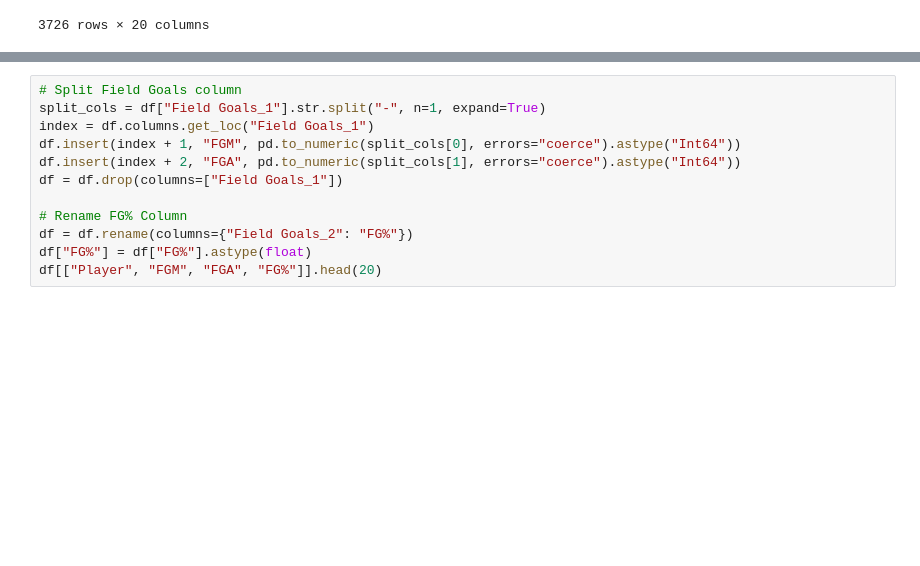
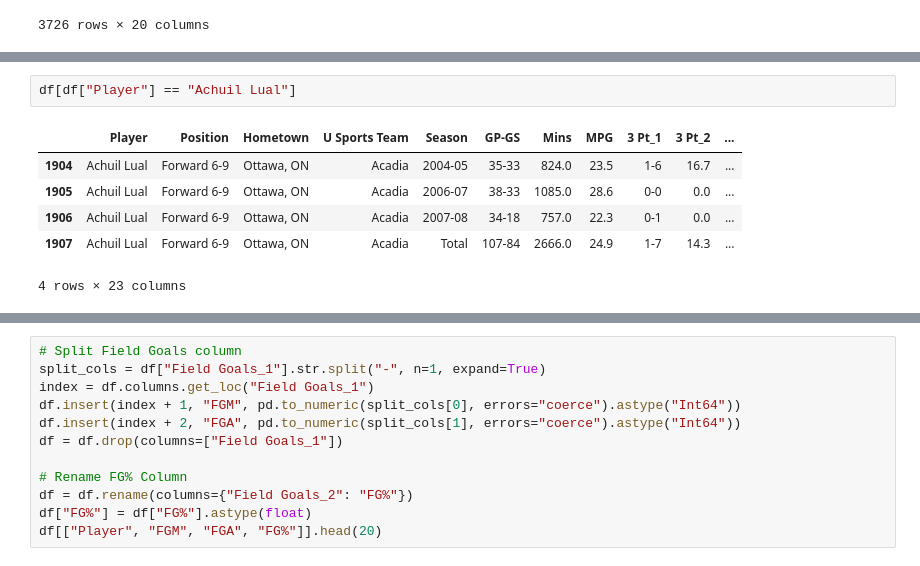
Before and after one commit to cng04/IST, a Jupyter notebook: PlayerToPro/player_to_pro_clean.ipynb, the cells around one changed output, grey strips where cells are left out. Saved outputs shown, nothing was run; the diff lists cells and outputs as text; blank space fills up the shorter version.

```diff
--- a/PlayerToPro/player_to_pro_clean.ipynb
+++ b/PlayerToPro/player_to_pro_clean.ipynb
@@ -89,3 +89,12 @@ df
+# %%
+df[df["Player"] == "Achuil Lual"]
+# %% [output]
+|  | Player | Position | Hometown | U Sports Team | Season | GP-GS | Mins | MPG | 3 Pt_1 | 3 Pt_2 | ... |
+| 1904 | Achuil Lual | Forward 6-9 | Ottawa, ON | Acadia | 2004-05 | 35-33 | 824.0 | 23.5 | 1-6 | 16.7 | ... |
+| 1905 | Achuil Lual | Forward 6-9 | Ottawa, ON | Acadia | 2006-07 | 38-33 | 1085.0 | 28.6 | 0-0 | 0.0 | ... |
+| 1906 | Achuil Lual | Forward 6-9 | Ottawa, ON | Acadia | 2007-08 | 34-18 | 757.0 | 22.3 | 0-1 | 0.0 | ... |
+| 1907 | Achuil Lual | Forward 6-9 | Ottawa, ON | Acadia | Total | 107-84 | 2666.0 | 24.9 | 1-7 | 14.3 | ... |
+4 rows × 23 columns
 # %%
 # Drop Unnecessary Columns
 df = df.drop(columns=["Mins", "Rebounds_1", "Points_1"])
```
Also changed, not shown: parts of 10 cells of this notebook.
